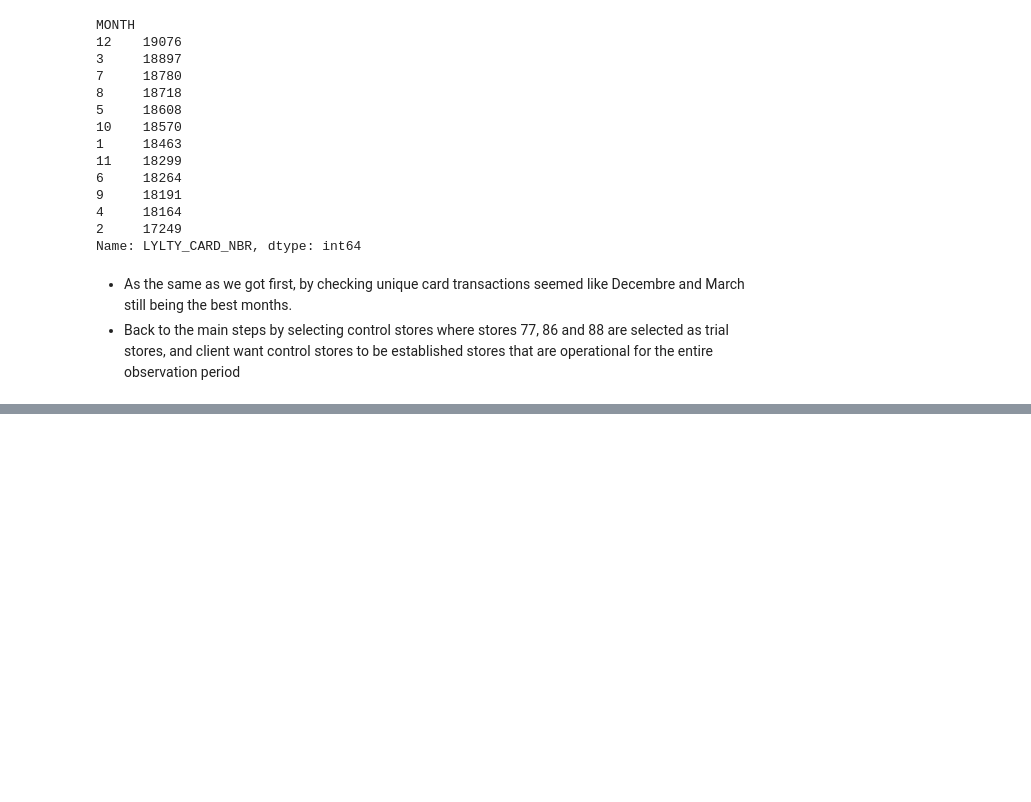
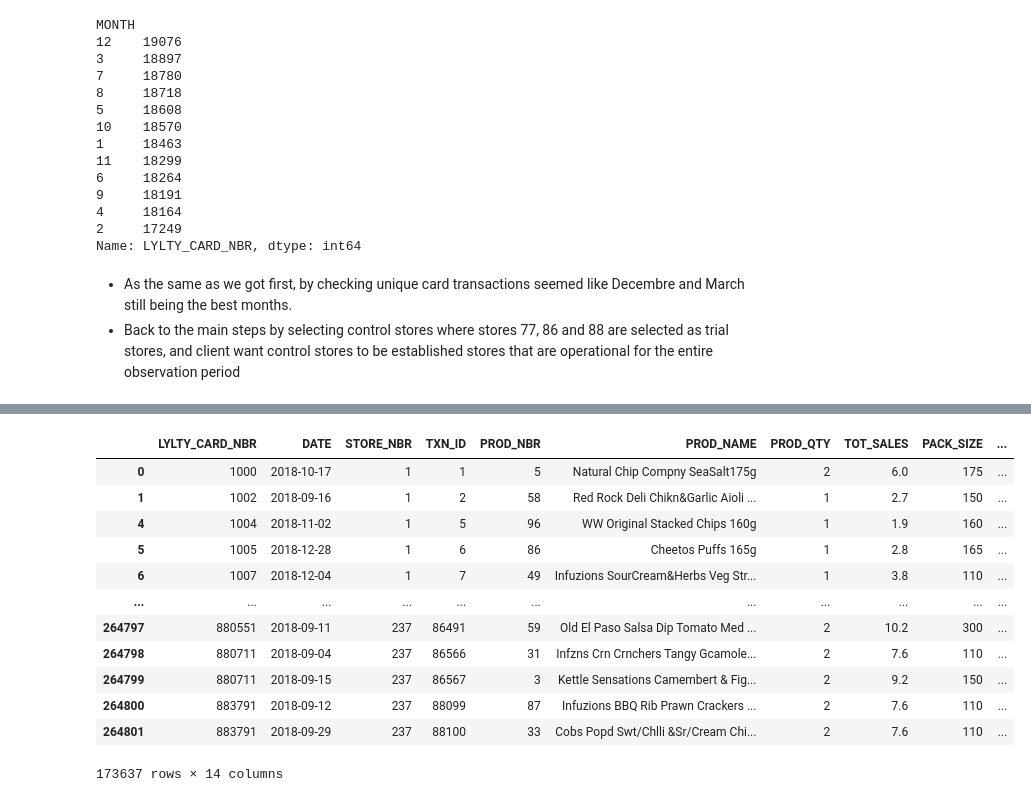
Before and after one commit to khairooo/Quantium-Internship-Experience, a Jupyter notebook: Task02_Retail_Strategy_and_Analytics.ipynb, the cells around one changed output, grey strips where cells are left out. Drawn from its saved outputs; the diff is of its cells as text; code cells hidden in the pictures; blank space fills up the shorter version.

```diff
--- a/Task02_Retail_Strategy_and_Analytics.ipynb
+++ b/Task02_Retail_Strategy_and_Analytics.ipynb
@@ -233,0 +235,16 @@ store_77_before
+# %%
+other_stores_before
+# %% [output]
+|  | LYLTY_CARD_NBR | DATE | STORE_NBR | TXN_ID | PROD_NBR | PROD_NAME | PROD_QTY | TOT_SALES | PACK_SIZE | ... |
+| 0 | 1000 | 2018-10-17 | 1 | 1 | 5 | Natural Chip Compny SeaSalt175g | 2 | 6.0 | 175 | ... |
+| 1 | 1002 | 2018-09-16 | 1 | 2 | 58 | Red Rock Deli Chikn&Garlic Aioli ... | 1 | 2.7 | 150 | ... |
+| 4 | 1004 | 2018-11-02 | 1 | 5 | 96 | WW Original Stacked Chips 160g | 1 | 1.9 | 160 | ... |
+| 5 | 1005 | 2018-12-28 | 1 | 6 | 86 | Cheetos Puffs 165g | 1 | 2.8 | 165 | ... |
+| 6 | 1007 | 2018-12-04 | 1 | 7 | 49 | Infuzions SourCream&Herbs Veg Str... | 1 | 3.8 | 110 | ... |
+| ... | ... | ... | ... | ... | ... | ... | ... | ... | ... | ... |
+| 264797 | 880551 | 2018-09-11 | 237 | 86491 | 59 | Old El Paso Salsa Dip Tomato Med ... | 2 | 10.2 | 300 | ... |
+| 264798 | 880711 | 2018-09-04 | 237 | 86566 | 31 | Infzns Crn Crnchers Tangy Gcamole... | 2 | 7.6 | 110 | ... |
+| 264799 | 880711 | 2018-09-15 | 237 | 86567 | 3 | Kettle Sensations Camembert & Fig... | 2 | 9.2 | 150 | ... |
+| 264800 | 883791 | 2018-09-12 | 237 | 88099 | 87 | Infuzions BBQ Rib Prawn Crackers ... | 2 | 7.6 | 110 | ... |
+| 264801 | 883791 | 2018-09-29 | 237 | 88100 | 33 | Cobs Popd Swt/Chlli &Sr/Cream Chi... | 2 | 7.6 | 110 | ... |
+173637 rows × 14 columns
```
Also changed, not shown: parts of 10 cells of this notebook.
